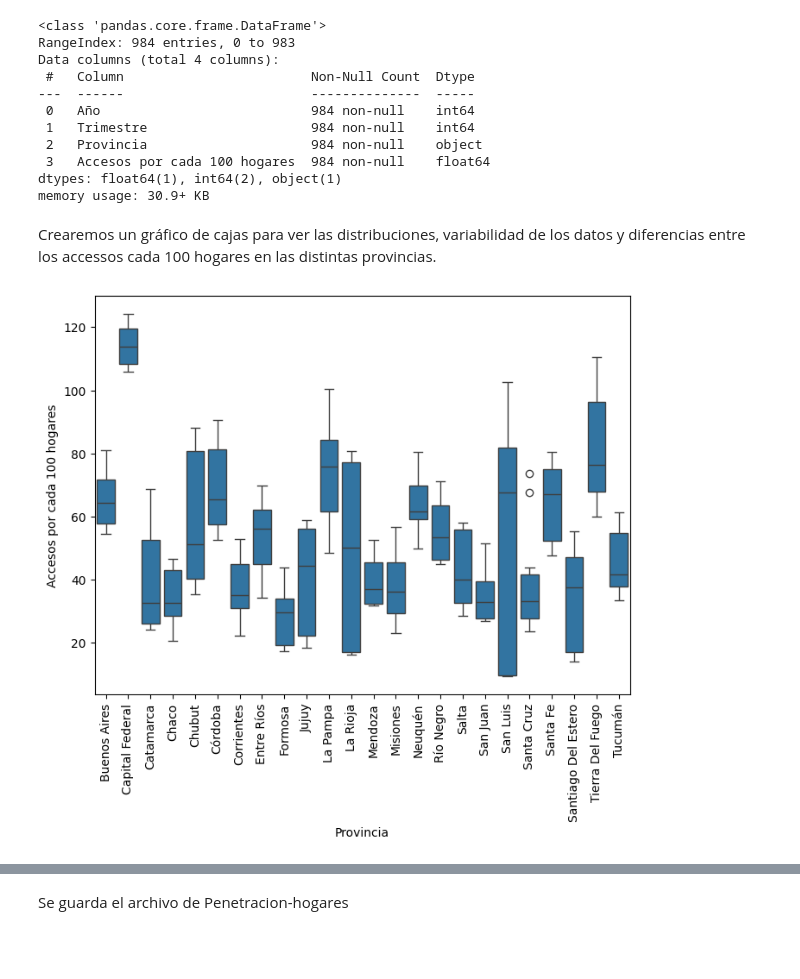
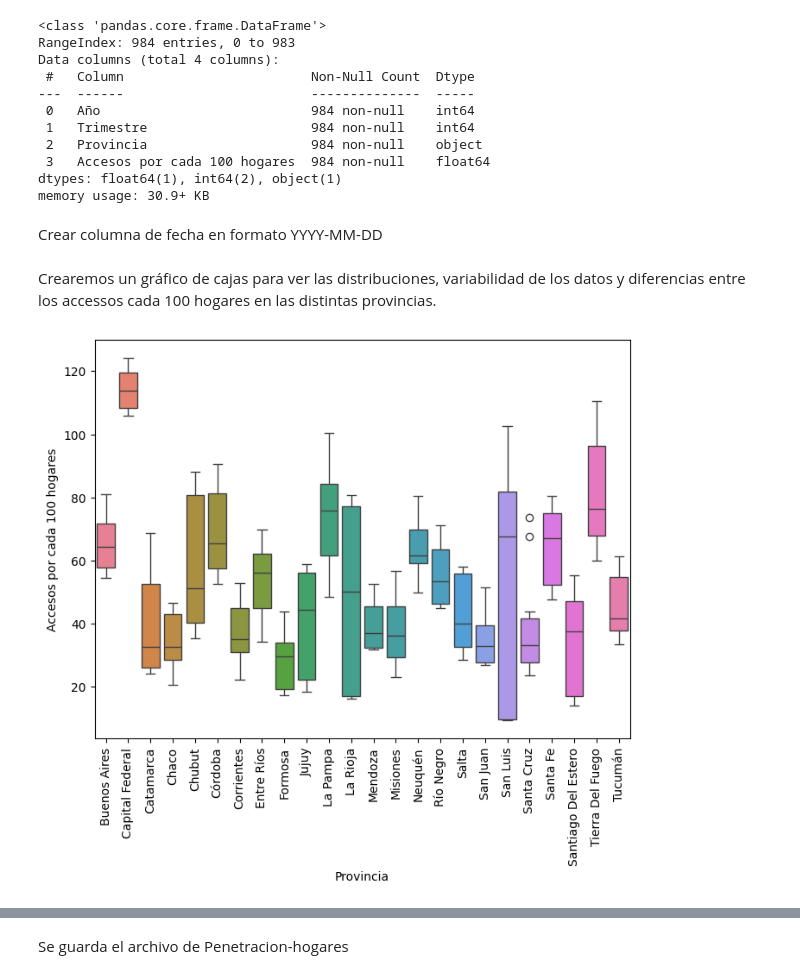
Before and after one commit to mcarruitero/PI2_PT, a Jupyter notebook: AnalisisEDA.ipynb, the cells around one changed output, grey strips where cells are left out. Drawn from its saved outputs; the diff is of its cells as text; code cells hidden in the pictures; blank space fills up the shorter version.

```diff
--- a/AnalisisEDA.ipynb
+++ b/AnalisisEDA.ipynb
@@ -244,13 +242,17 @@ Data columns (total 4 columns):
  3   Accesos por cada 100 hogares  984 non-null    float64
 dtypes: float64(1), int64(2), object(1)
 memory usage: 30.9+ KB
+# %% [markdown]
+Crear columna de fecha en formato YYYY-MM-DD
+# %%
+df_ph['Fecha'] = pd.to_datetime(df_ph.apply(lambda x: f"{x['Año']}-{x['Trimestre']*3-2}-01", axis=1))
 # %% [markdown]
 Crearemos un gráfico de cajas para ver las distribuciones, variabilidad de los datos y diferencias entre los accessos cada 100 hogares en las distintas provincias.
 # %%
 plt.figure(figsize=(8, 6))
-sns.boxplot(x='Provincia', y='Accesos por cada 100 hogares', data= df_ph )
+sns.boxplot(x='Provincia', y='Accesos por cada 100 hogares',hue='Provincia', data= df_ph );
 plt.xticks(rotation=90)
 plt.show()
 # %% [output]
-[figure, old version]
+[figure, new version]
 # %% [markdown]
```
Also changed, not shown: parts of 103 cells of this notebook, 10 other files.
